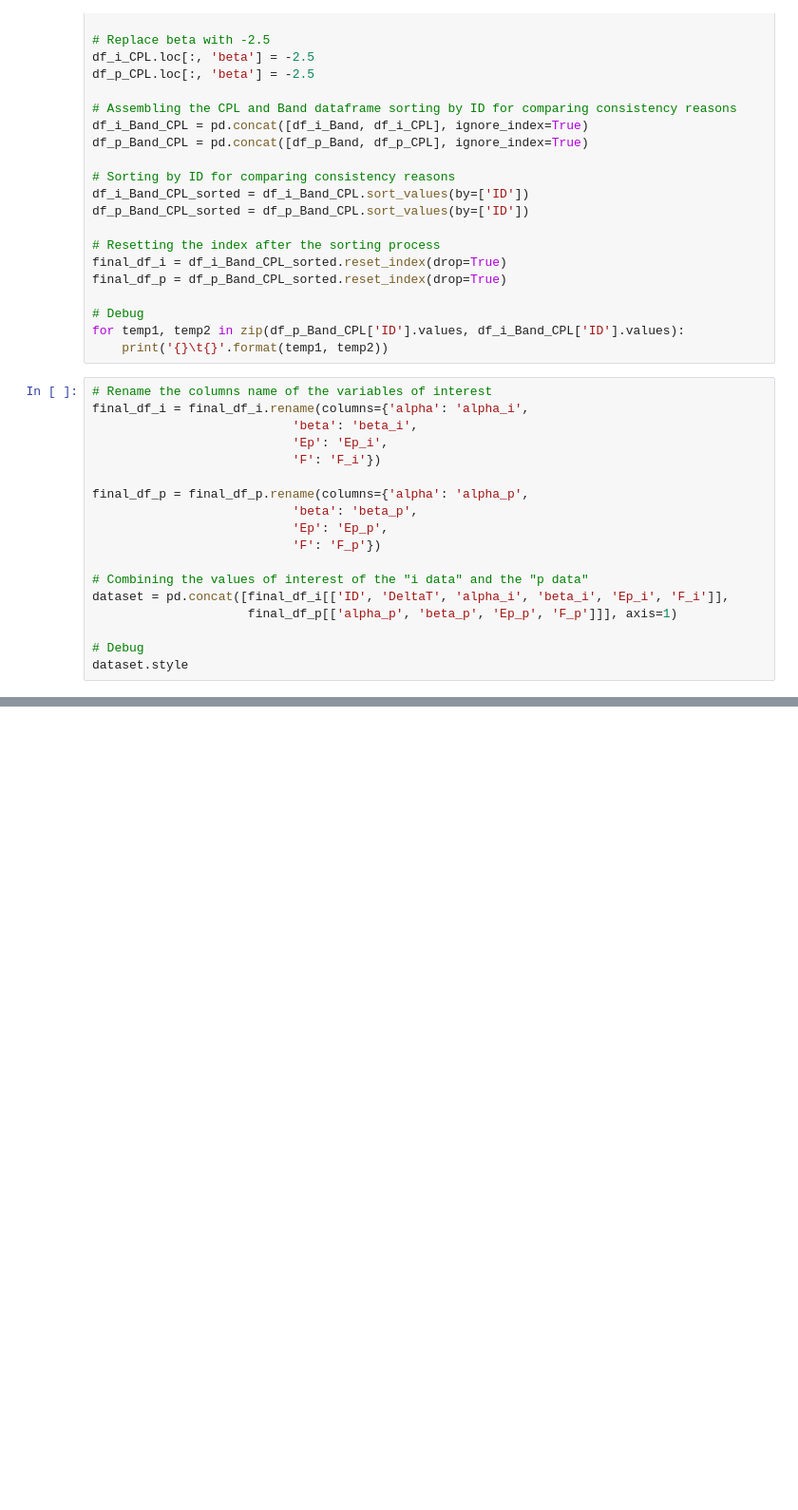
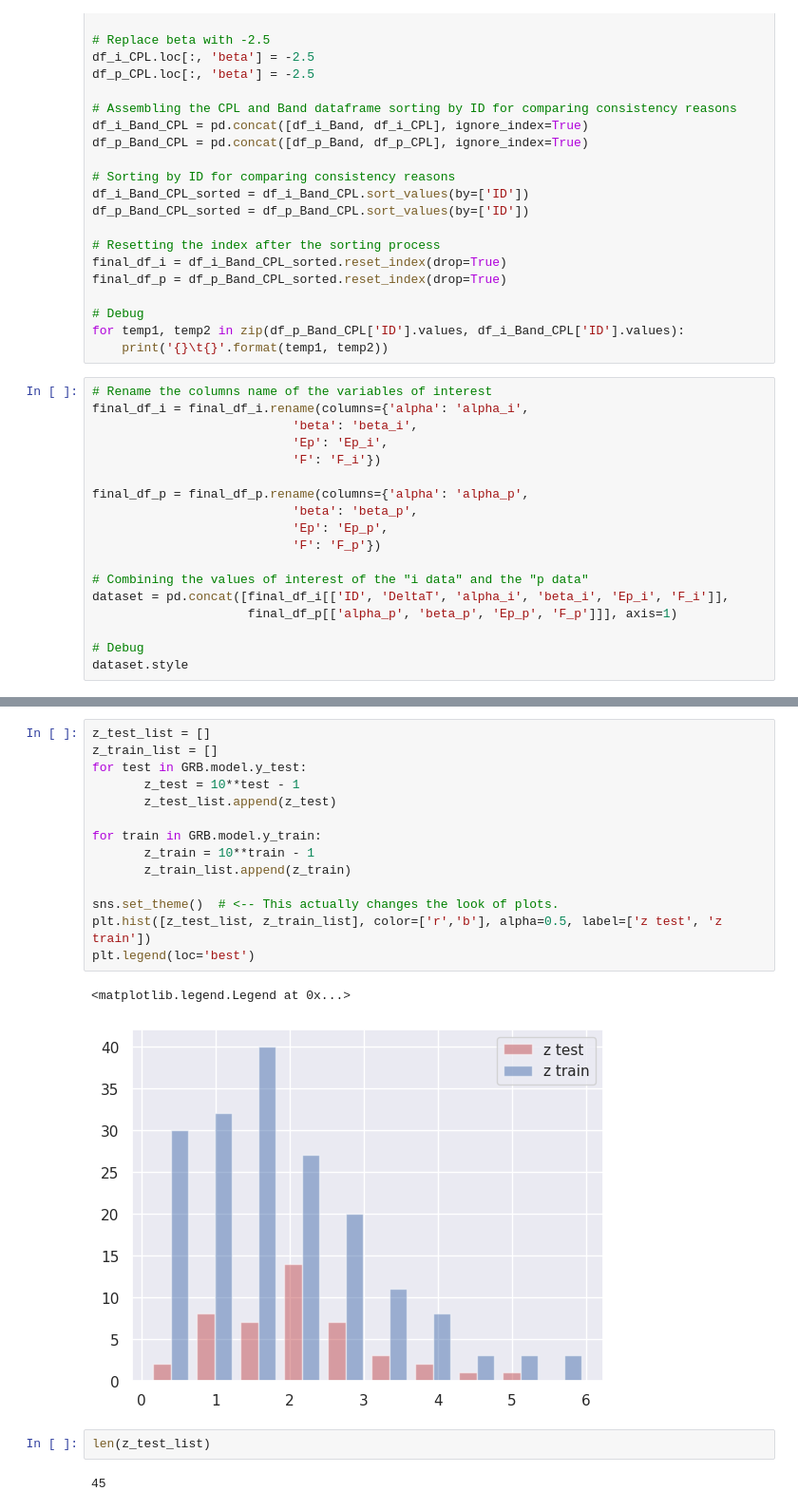
Before and after one commit to LuigiSotgiu/Project, a Jupyter notebook: testing.ipynb, the cells around one changed output, grey strips where cells are left out. Shown: that part at 95% size. Drawn from its saved outputs; the diff is of its cells as text; blank space fills up the shorter version.

```diff
--- a/testing.ipynb
+++ b/testing.ipynb
@@ -175,0 +478,21 @@ plt.show()
+# %%
+z_test_list = []
+z_train_list = []
+for test in GRB.model.y_test:
+       z_test = 10**test - 1
+       z_test_list.append(z_test)
+
+for train in GRB.model.y_train:
+       z_train = 10**train - 1
+       z_train_list.append(z_train)
+
+sns.set_theme()  # <-- This actually changes the look of plots.
+plt.hist([z_test_list, z_train_list], color=['r','b'], alpha=0.5, label=['z test', 'z train'])
+plt.legend(loc='best')
+# %% [output]
+<matplotlib.legend.Legend at 0x...>
+[figure, added]
+# %%
+len(z_test_list)
+# %% [output]
+45
```
Also changed, not shown: parts of 13 cells of this notebook, 5 other files.
